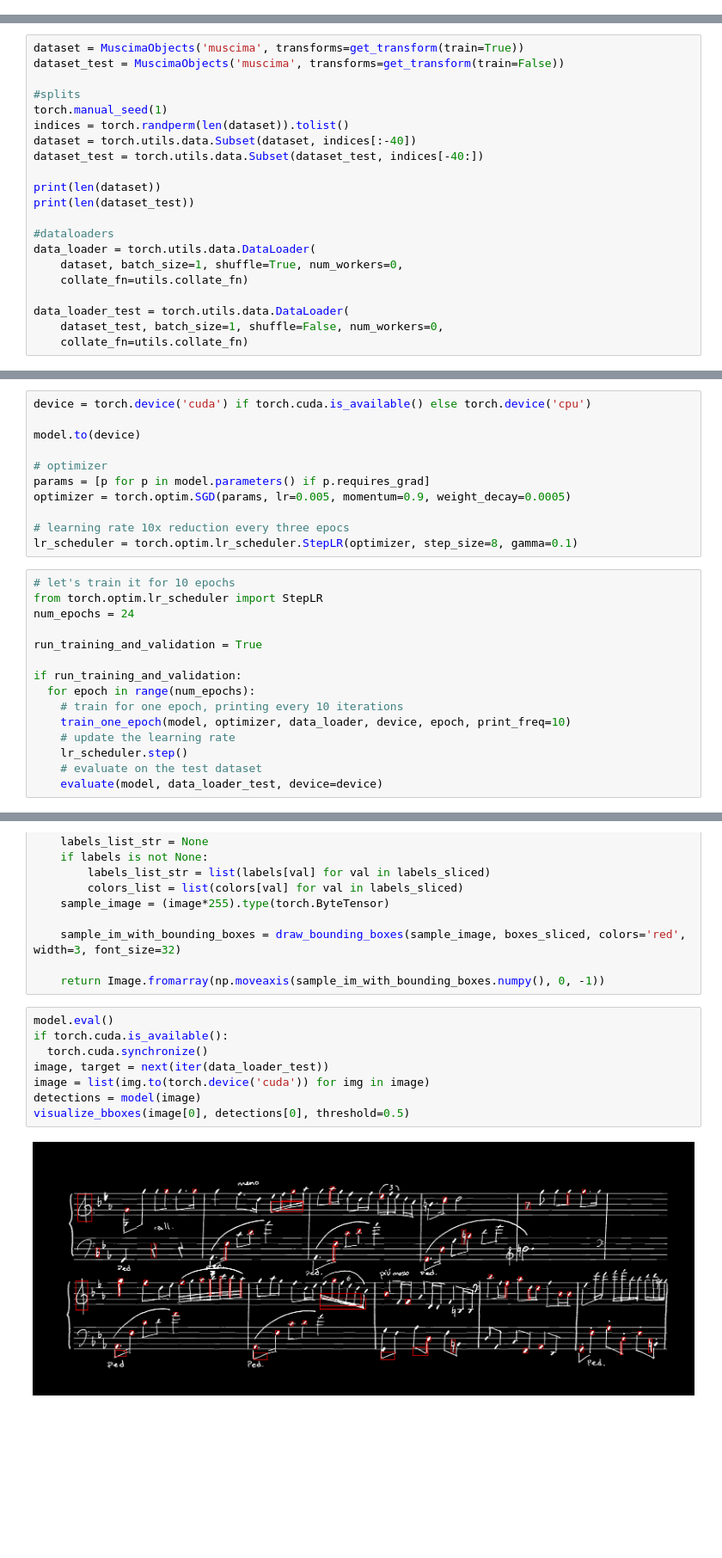
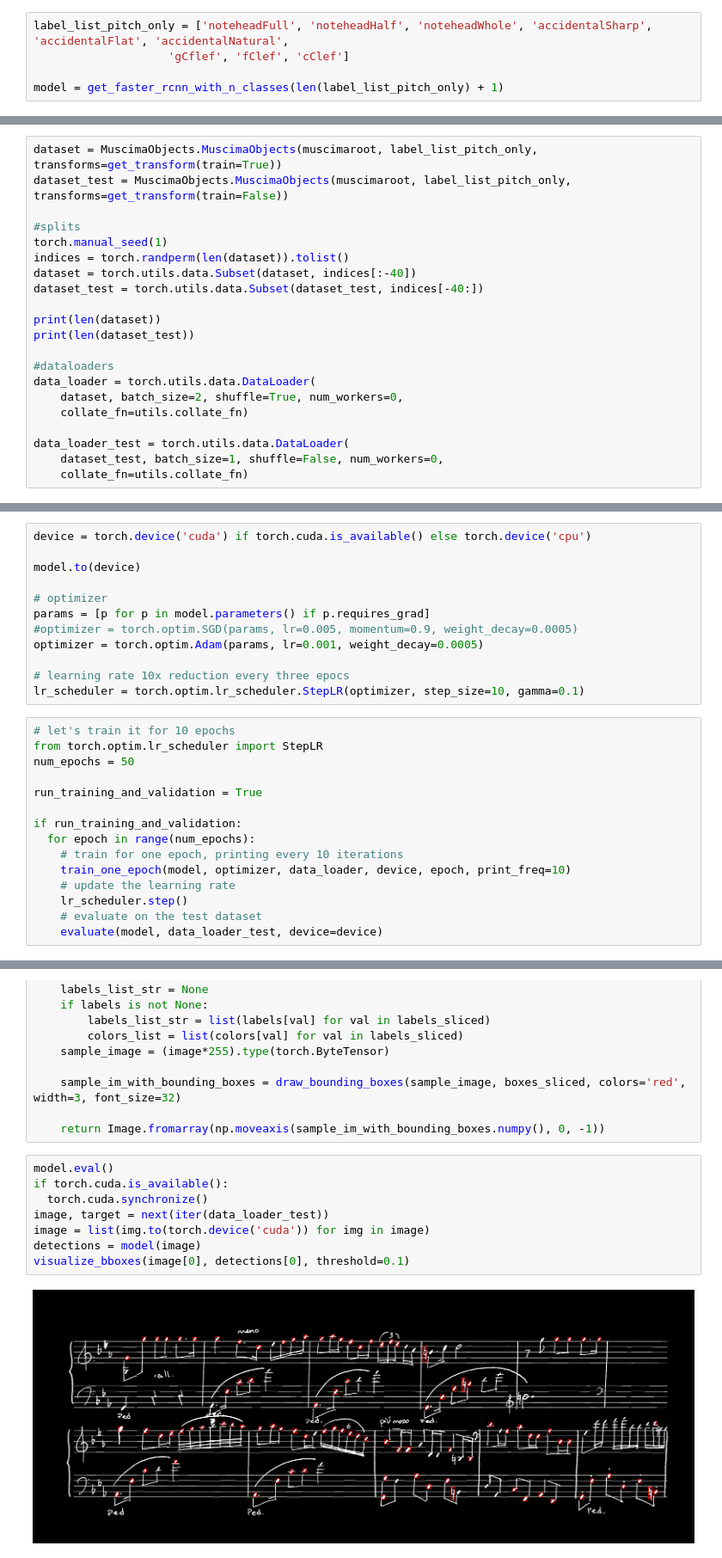
Before and after one commit to cakarsubasi/omrtorch, a Jupyter notebook: Week_8.ipynb, the cells around one changed output, grey strips where cells are left out. Shown: that part at 86% size. Drawn from its saved outputs; the diff is of its cells as text; blank space fills up the shorter version.

Commit message:
small changes to object detection model

```diff
--- a/Week_8.ipynb
+++ b/Week_8.ipynb
@@ -91,3 +100,8 @@ model = models.muscima_fpn_model(
+# %%
+label_list_pitch_only = ['noteheadFull', 'noteheadHalf', 'noteheadWhole', 'accidentalSharp', 'accidentalFlat', 'accidentalNatural',
+                    'gCflef', 'fClef', 'cClef']
+
+model = get_faster_rcnn_with_n_classes(len(label_list_pitch_only) + 1)
 # %%
 # Test
 
@@ -105,6 +117,6 @@ NameError: name 'dataloader' is not defined
 # %%
-dataset = MuscimaObjects('muscima', transforms=get_transform(train=True))
-dataset_test = MuscimaObjects('muscima', transforms=get_transform(train=False))
+dataset = MuscimaObjects.MuscimaObjects(muscimaroot, label_list_pitch_only, transforms=get_transform(train=True))
+dataset_test = MuscimaObjects.MuscimaObjects(muscimaroot, label_list_pitch_only, transforms=get_transform(train=False))
 
 #splits
 torch.manual_seed(1)
@@ -117,7 +129,7 @@ print(len(dataset_test))
 
 #dataloaders
 data_loader = torch.utils.data.DataLoader(
-    dataset, batch_size=1, shuffle=True, num_workers=0,
+    dataset, batch_size=2, shuffle=True, num_workers=0,
     collate_fn=utils.collate_fn)
 
 data_loader_test = torch.utils.data.DataLoader(
@@ -133,14 +145,15 @@ model.to(device)
 
 # optimizer
 params = [p for p in model.parameters() if p.requires_grad]
-optimizer = torch.optim.SGD(params, lr=0.005, momentum=0.9, weight_decay=0.0005)
+#optimizer = torch.optim.SGD(params, lr=0.005, momentum=0.9, weight_decay=0.0005)
+optimizer = torch.optim.Adam(params, lr=0.001, weight_decay=0.0005)
 
 # learning rate 10x reduction every three epocs
-lr_scheduler = torch.optim.lr_scheduler.StepLR(optimizer, step_size=8, gamma=0.1)
+lr_scheduler = torch.optim.lr_scheduler.StepLR(optimizer, step_size=10, gamma=0.1)
 # %%
 # let's train it for 10 epochs
 from torch.optim.lr_scheduler import StepLR
-num_epochs = 24
+num_epochs = 50
 
 run_training_and_validation = True
 
@@ -193,12 +229,12 @@ def visualize_bboxes(image, target, labels=None, threshold=0.5):
 # %%
 model.eval()
 if torch.cuda.is_available():
   torch.cuda.synchronize()
 image, target = next(iter(data_loader_test))
 image = list(img.to(torch.device('cuda')) for img in image)
 detections = model(image)
-visualize_bboxes(image[0], detections[0], threshold=0.5)
+visualize_bboxes(image[0], detections[0], threshold=0.1)
 # %% [output]
-[figure, old version]
+[figure, new version]
 # %%
 detections[0]['boxes'].shape
```
Also changed, not shown: parts of 12 cells of this notebook.
